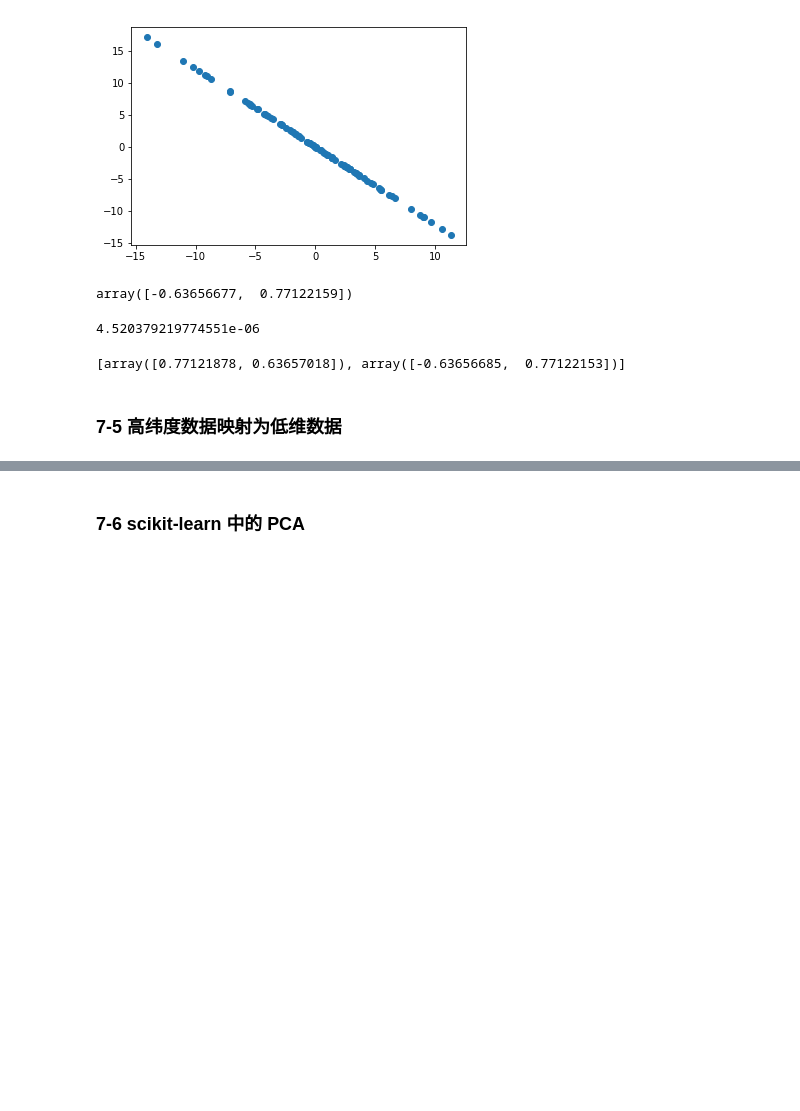
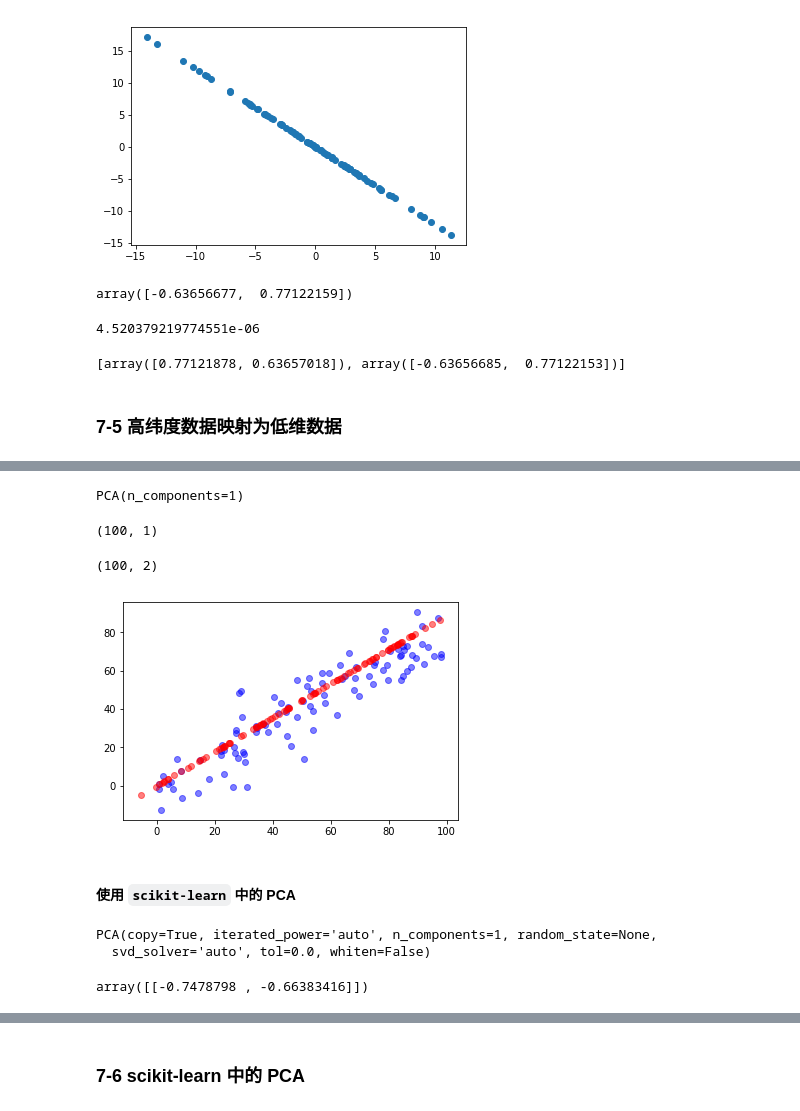
Before and after one commit to JinNiuMengMeng/deep_learn, a Jupyter notebook: Data_Handle/Python3入门机器学习算法与应用-慕课/07_第七章-PAC与梯度上升法.ipynb, the cells around one changed output, grey strips where cells are left out. Saved outputs shown, nothing was run; the diff lists cells and outputs as text; code cells hidden in the pictures; blank space fills up the shorter version.

```diff
--- a/Data_Handle/Python3入门机器学习算法与应用-慕课/07_第七章-PAC与梯度上升法.ipynb
+++ b/Data_Handle/Python3入门机器学习算法与应用-慕课/07_第七章-PAC与梯度上升法.ipynb
@@ -242,0 +320,3 @@ first_n_components(2, X)
+# %%
+pca = PCA(n_components=2)
+pca.fit(X)
@@ -242,0 +330,25 @@ first_n_components(2, X)
+# %%
+pca = PCA(n_components=1)
+pca.fit(X)
+# %% [output]
+PCA(n_components=1)
+# %%
+X_reduction = pca.transform(X)
+# %%
+X_reduction.shape
+# %% [output]
+(100, 1)
+# %%
+X_restore = pca.inverse_transform(X_reduction)
+# %%
+X_restore.shape
+# %% [output]
+(100, 2)
+# %%
+plt.scatter(X[:,0], X[:,1], color='b', alpha=0.5)
+plt.scatter(X_restore[:,0], X_restore[:,1], color='r', alpha=0.5)
+plt.show()
+# %% [output]
+[figure, added]
+# %% [markdown]
+#### 使用 `scikit-learn` 中的 PCA
@@ -242,0 +357,10 @@ first_n_components(2, X)
+# %%
+pca = PCA(n_components=1)
+pca.fit(X)
+# %% [output]
+PCA(copy=True, iterated_power='auto', n_components=1, random_state=None,
+  svd_solver='auto', tol=0.0, whiten=False)
+# %%
+pca.components_
+# %% [output]
+array([[-0.7478798 , -0.66383416]])
```
Also changed, not shown: parts of 80 cells of this notebook.
